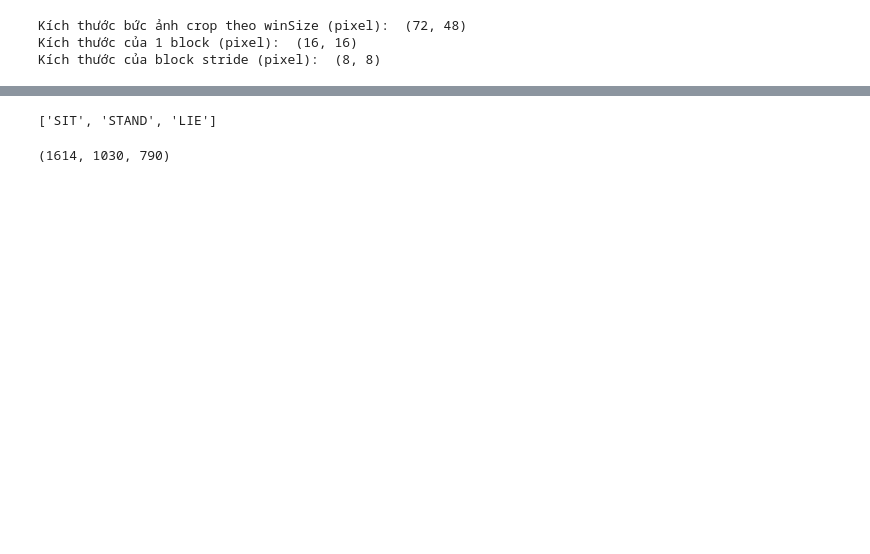
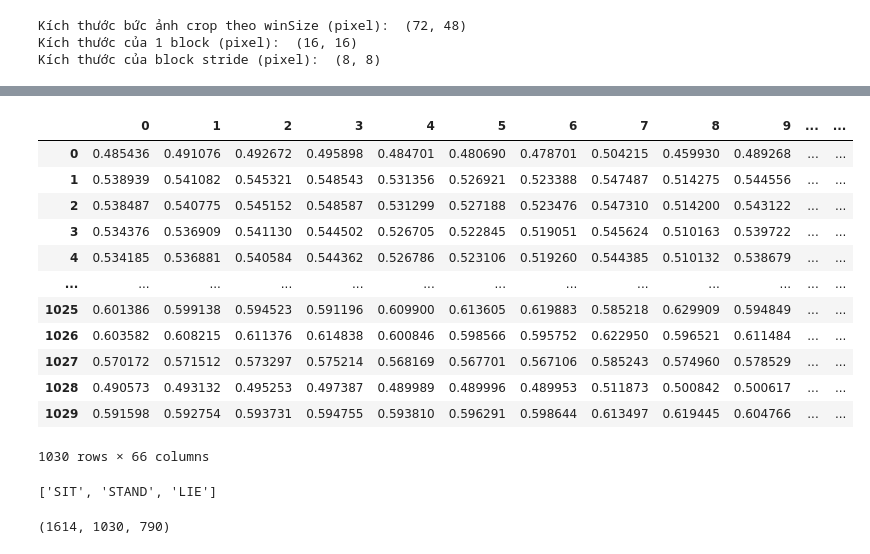
Before and after one commit to DAVID-NGUYEN-S16/Final-machine-learning, a Jupyter notebook: main_train.ipynb, the cells around one changed output, grey strips where cells are left out. Drawn from its saved outputs; the diff is of its cells as text; code cells hidden in the pictures; blank space fills up the shorter version.

```diff
--- a/main_train.ipynb
+++ b/main_train.ipynb
@@ -63,7 +62,7 @@ def detectPose(image):
         landmarks: A list of detected landmarks converted into their original scale.
     '''
     # # Create a copy of the input image.
-    # white_image = np.zeros_like(image)
+    white_image = np.zeros_like(image)
     # # Convert the image from BGR into RGB format.
     imageRGB = cv2.cvtColor(image, cv2.COLOR_BGR2RGB)
 
@@ -80,8 +79,8 @@ def detectPose(image):
     # Kiểm tra xem có landmarks không
     if results.pose_landmarks:
         # Lặp qua các điểm landmarks và in tọa độ của chúng
+        height, width, _ = image.shape
         for landmark in results.pose_landmarks.landmark:
-            # height, width, _ = image.shape
             # x, y = int(landmark.x * width), int(landmark.y * height)
             # replace null equal 0
             xs.append(landmark.x)
@@ -101,4 +100,5 @@ def detectPose(image):
 
     # image = cv2.cvtColor(image, cv2.COLOR_BGR2GRAY)
     # image = image/255.0
+
     return xs + ys
@@ -128,7 +153,8 @@ data_lie = glob.glob("./Label_data/LIE/*")
 features_lie = []
 for path in data_lie:
     image = cv2.imread(path)
-
+    # image.shape (183, 275, 3)
+    image = cv2.resize(image, (275, 183))
     result = detectPose(image)
     # print(result.shape)
     features_lie.append(result)
@@ -139,6 +165,7 @@ features_STAND = []
 for path in data_STAND:
 
     image = cv2.imread(path)
+    image = cv2.resize(image, (275, 183))
 
     result = detectPose(image)
 
@@ -161 +200,17 @@ lie = pd.DataFrame(features_lie)
+# %%
+stand
+# %% [output]
+|  | 0 | 1 | 2 | 3 | 4 | 5 | 6 | 7 | 8 | 9 | ... | ... |
+| 0 | 0.485436 | 0.491076 | 0.492672 | 0.495898 | 0.484701 | 0.480690 | 0.478701 | 0.504215 | 0.459930 | 0.489268 | ... | ... |
+| 1 | 0.538939 | 0.541082 | 0.545321 | 0.548543 | 0.531356 | 0.526921 | 0.523388 | 0.547487 | 0.514275 | 0.544556 | ... | ... |
+| 2 | 0.538487 | 0.540775 | 0.545152 | 0.548587 | 0.531299 | 0.527188 | 0.523476 | 0.547310 | 0.514200 | 0.543122 | ... | ... |
+| 3 | 0.534376 | 0.536909 | 0.541130 | 0.544502 | 0.526705 | 0.522845 | 0.519051 | 0.545624 | 0.510163 | 0.539722 | ... | ... |
+| 4 | 0.534185 | 0.536881 | 0.540584 | 0.544362 | 0.526786 | 0.523106 | 0.519260 | 0.544385 | 0.510132 | 0.538679 | ... | ... |
+| ... | ... | ... | ... | ... | ... | ... | ... | ... | ... | ... | ... | ... |
+| 1025 | 0.601386 | 0.599138 | 0.594523 | 0.591196 | 0.609900 | 0.613605 | 0.619883 | 0.585218 | 0.629909 | 0.594849 | ... | ... |
+| 1026 | 0.603582 | 0.608215 | 0.611376 | 0.614838 | 0.600846 | 0.598566 | 0.595752 | 0.622950 | 0.596521 | 0.611484 | ... | ... |
+| 1027 | 0.570172 | 0.571512 | 0.573297 | 0.575214 | 0.568169 | 0.567701 | 0.567106 | 0.585243 | 0.574960 | 0.578529 | ... | ... |
+| 1028 | 0.490573 | 0.493132 | 0.495253 | 0.497387 | 0.489989 | 0.489996 | 0.489953 | 0.511873 | 0.500842 | 0.500617 | ... | ... |
+| 1029 | 0.591598 | 0.592754 | 0.593731 | 0.594755 | 0.593810 | 0.596291 | 0.598644 | 0.613497 | 0.619445 | 0.604766 | ... | ... |
+1030 rows × 66 columns
 # %%
```
Also changed, not shown: parts of 39 cells of this notebook, 16 other files.
